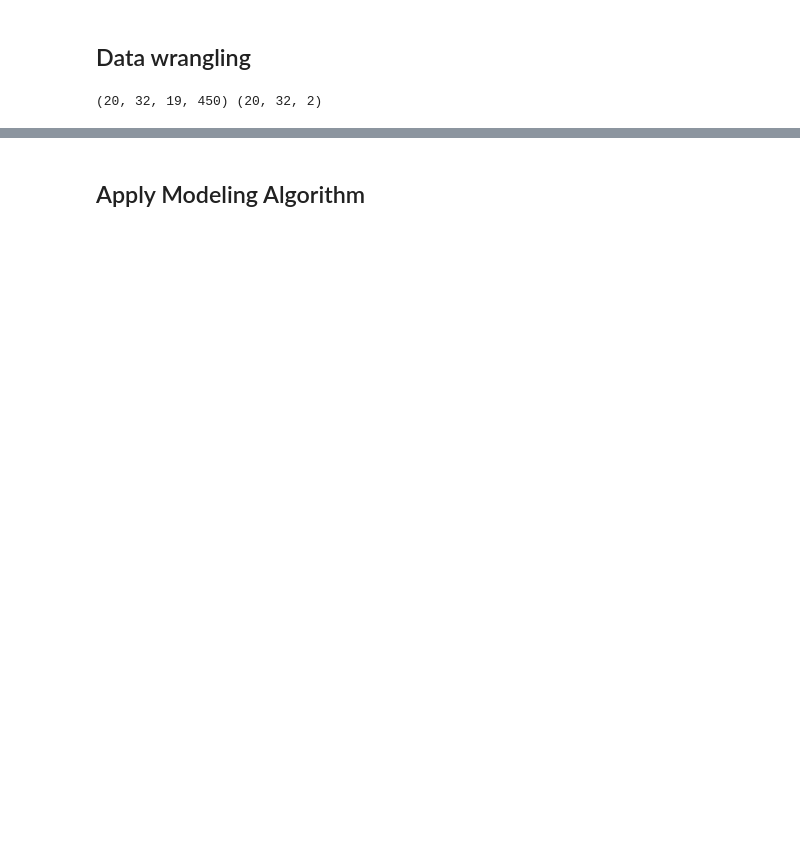
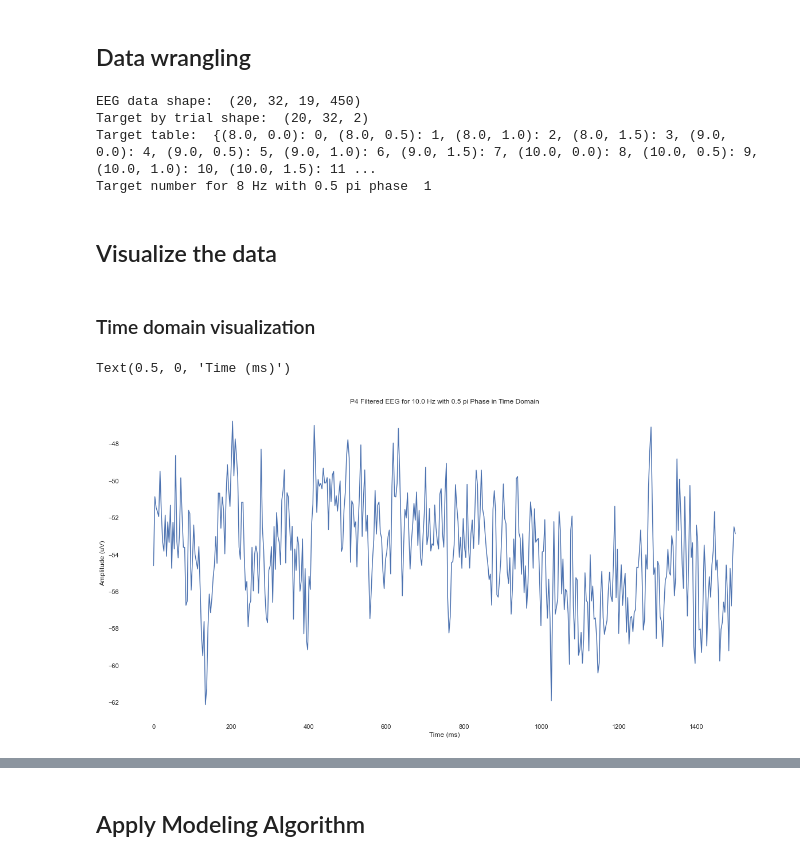
Before and after one commit to atruel01/Triton-NeuroTech-Project-Workshop, a Jupyter notebook: notebooks/baseline.ipynb, the cells around one changed output, grey strips where cells are left out. Cells and saved outputs as stored; diff of their text form; code cells hidden in the pictures; blank space fills up the shorter version.

```diff
--- a/notebooks/baseline.ipynb
+++ b/notebooks/baseline.ipynb
@@ -106,5 +134,33 @@ def load_dataset(path="../data/",
     return eeg, target_by_trial, target_tab
 # %%
 eeg, target_by_trial, target_tab = load_dataset()
+print('EEG data shape: ', eeg.shape)
+print('Target by trial shape: ', np.array(target_by_trial).shape)
+print('Target table: ', target_tab)
+print('Target number for 8 Hz with 0.5 pi phase: ', target_tab[(8, 0.5)])
 # %% [output]
-(20, 32, 19, 450) (20, 32, 2)
+EEG data shape:  (20, 32, 19, 450)
+Target by trial shape:  (20, 32, 2)
+Target table:  {(8.0, 0.0): 0, (8.0, 0.5): 1, (8.0, 1.0): 2, (8.0, 1.5): 3, (9.0, 0.0): 4, (9.0, 0.5): 5, (9.0, 1.0): 6, (9.0, 1.5): 7, (10.0, 0.0): 8, (10.0, 0.5): 9, (10.0, 1.0): 10, (10.0, 1.5): 11 ...
+Target number for 8 Hz with 0.5 pi phase  1
+# %% [markdown]
+## Visualize the data
+# %% [markdown]
+### Time domain visualization
+# %%
+channel = 'P4'
+assert channel in CHANNELS, f'{channel} not found in {CHANNELS}'
+freq = 10.0
+phase = 0.5  # unit: pi
+
+eeg_trial_avg = eeg.mean(axis=0)  # Average across trials
+num_timept = eeg_trial_avg.shape[-1]
+
+plt.figure(figsize=(20, 10))
+ax = sns.lineplot(x=np.linspace(0, num_timept * TIMEPT_TO_MS_RATIO, num_timept), y=eeg_trial_avg[target_tab[(freq, phase)], CHANNELS.index(channel)])
+plt.ylabel('Amplitude (uV)')
+plt.title(f'{channel} Filtered EEG for {freq} Hz with {phase} pi Phase in Time Domain')
+plt.xlabel('Time (ms)')
+# %% [output]
+Text(0.5, 0, 'Time (ms)')
+[figure, added]
```
Also changed, not shown: parts of 18 cells of this notebook, 5 other files.
